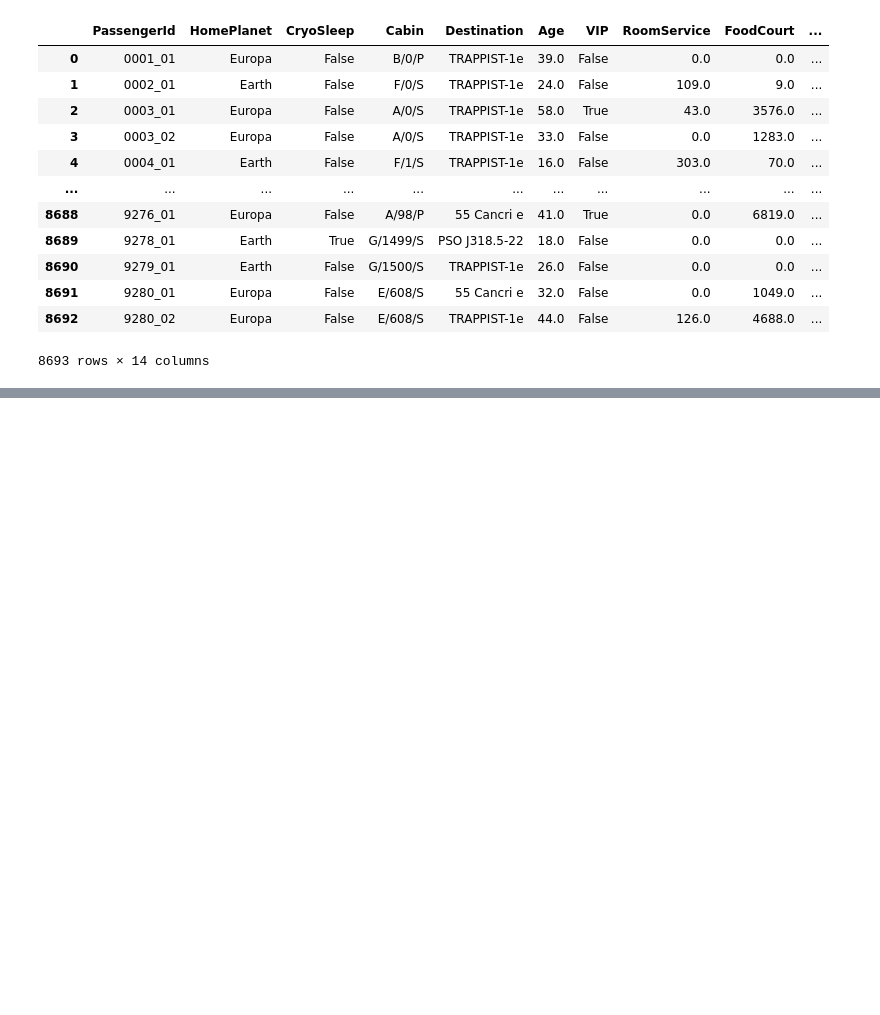
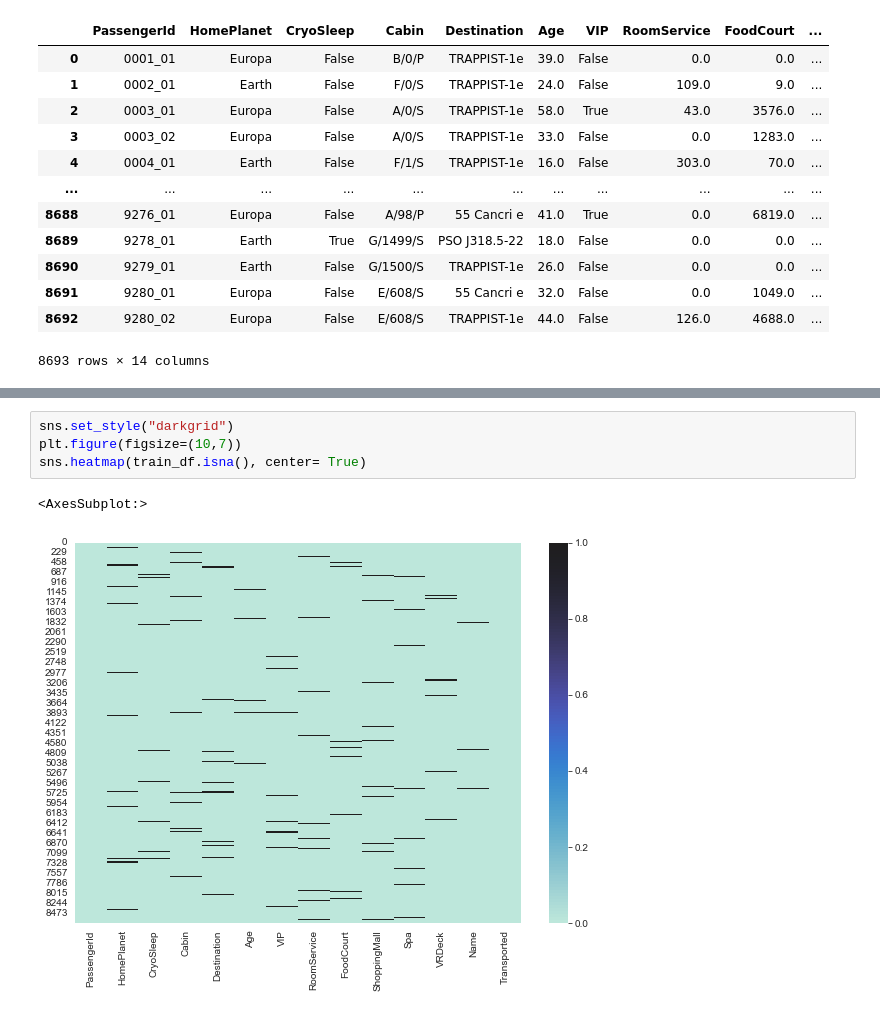
Before and after one commit to Ashar88/Spaceship_Titanic, a Jupyter notebook: Spaceship.ipynb, the cells around one changed output, grey strips where cells are left out. Drawn from its saved outputs; the diff is of its cells as text; blank space fills up the shorter version.

```diff
--- a/Spaceship.ipynb
+++ b/Spaceship.ipynb
@@ -28,0 +120,7 @@ train_df
+# %%
+sns.set_style("darkgrid")
+plt.figure(figsize=(10,7))
+sns.heatmap(train_df.isna(), center= True)
+# %% [output]
+<AxesSubplot:>
+[figure, added]
```
Also changed, not shown: parts of 10 cells of this notebook.
